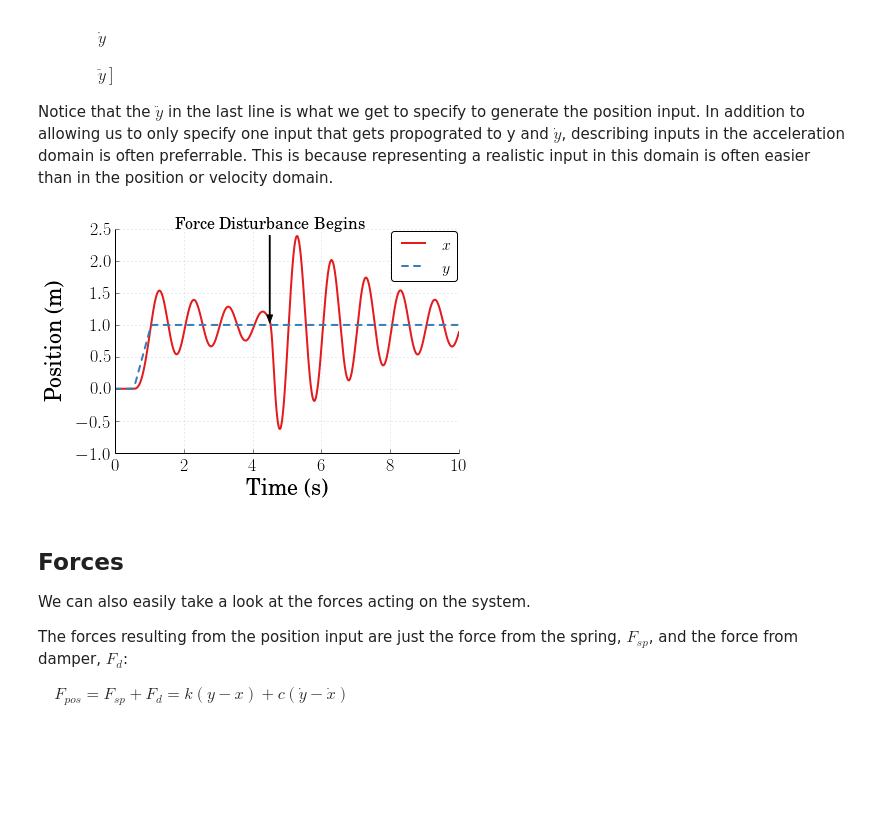
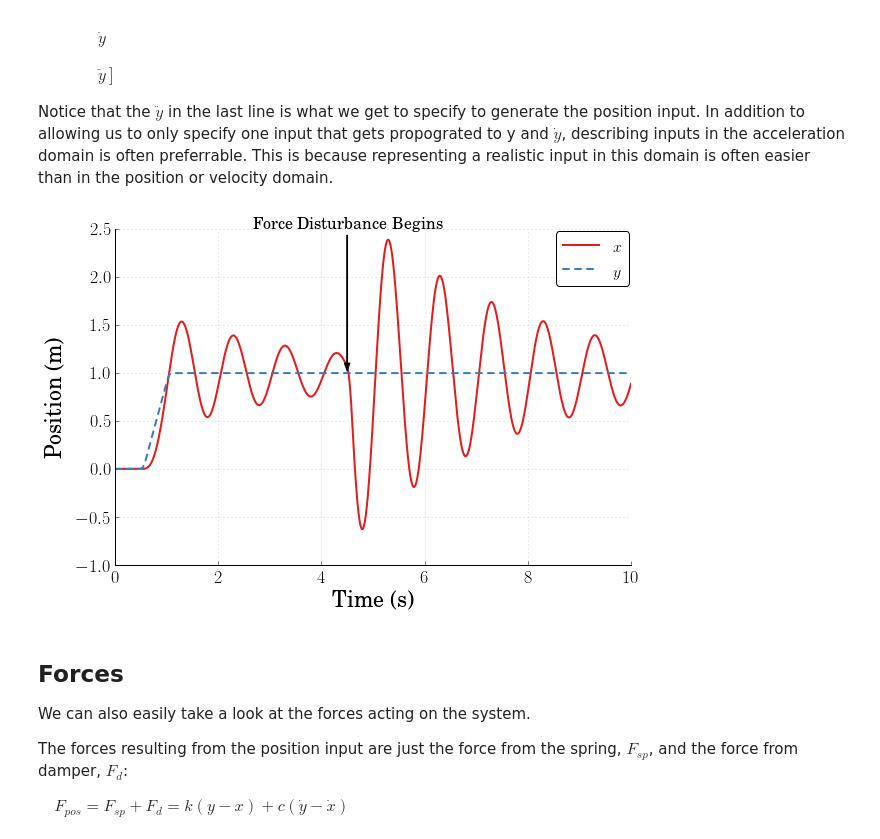
Before and after one commit to DocVaughan/CRAWLAB-Code-Snippets, a Jupyter notebook: Simple Simulations/Mass-Spring-Damper with Disturbance.ipynb, the cells around one changed output. Cells and saved outputs as stored; diff of their text form; code cells hidden in the pictures; blank space fills up the shorter version.

```diff
--- a/Simple Simulations/Mass-Spring-Damper with Disturbance.ipynb
+++ b/Simple Simulations/Mass-Spring-Damper with Disturbance.ipynb
@@ -137,7 +137,7 @@ stoptime = 10.0
 numpoints = 10001
 
 # Create the time samples for the output of the ODE solver
-t = np.linspace(0.,stoptime,numpoints)
+t = np.linspace(0.0,stoptime,numpoints)
 
 # Initial conditions
 x_init = 0.0                        # initial position
@@ -162,49 +162,51 @@ resp = odeint(eq_of_motion, x0, t, args=(p,), atol=abserr, rtol=relerr,  hmax=ma
 # %%
 # Make the figure pretty, then plot the results
 #   "pretty" parameters selected based on pdf output, not screen output
 #   Many of these setting could also be made default by the .matplotlibrc file
-fig = figure(figsize=(6,4))
-ax = gca()
-subplots_adjust(bottom=0.17,left=0.17,top=0.96,right=0.96)
-setp(ax.get_ymajorticklabels(),family='serif',fontsize=18)
-setp(ax.get_xmajorticklabels(),family='serif',fontsize=18)
+fig = plt.figure(figsize=(6,4))
+ax = plt.gca()
+plt.subplots_adjust(bottom=0.17,left=0.17,top=0.96,right=0.96)
+plt.setp(ax.get_ymajorticklabels(),family='serif',fontsize=18)
+plt.setp(ax.get_xmajorticklabels(),family='serif',fontsize=18)
 ax.spines['right'].set_color('none')
 ax.spines['top'].set_color('none')
 ax.xaxis.set_ticks_position('bottom')
 ax.yaxis.set_ticks_position('left')
 ax.grid(True,linestyle=':',color='0.75')
 ax.set_axisbelow(True)
 
-xlabel('Time (s)',family='serif',fontsize=22,weight='bold',labelpad=5)
-ylabel('Position (m)',family='serif',fontsize=22,weight='bold',labelpad=10)
-# ylim(-1.,1.)
+plt.xlabel('Time (s)',family='serif',fontsize=22,weight='bold',labelpad=5)
+plt.ylabel('Position (m)',family='serif',fontsize=22,weight='bold',labelpad=10)
+# plt.ylim(-1.,1.)
 
 # plot the response
-plot(t,resp[:,0], linewidth=2, linestyle = '-', label=r'$x$')
-plot(t,resp[:,2], linewidth=2, linestyle = '--', label=r'$y$')
+plt.plot(t,resp[:,0], linewidth=2, linestyle = '-', label=r'$x$')
+plt.plot(t,resp[:,2], linewidth=2, linestyle = '--', label=r'$y$')
 
 # If there is a non-zero force disturbance show where it began via an annotation
 if F_amp > 0:
-    annotate(r'Force Disturbance Begins',
+    plt.annotate(r'Force Disturbance Begins',
          xy=(DistStart,resp[-1,2]), xycoords='data',
          ha='center',
          xytext=(DistStart, 1.05*np.max(resp[:,0])), textcoords='data', fontsize=16,
          arrowprops=dict(arrowstyle="simple, head_width = 0.35, tail_width=0.05", connectionstyle="arc3", color="black"),color = "black")
 
 
-leg = legend(loc='upper right', fancybox=True)
+leg = plt.legend(loc='upper right', fancybox=True)
 ltext  = leg.get_texts()
-setp(ltext,family='Serif',fontsize=16)
+plt.setp(ltext,family='Serif',fontsize=16)
 
 # Adjust the page layout filling the page using the new tight_layout command
-tight_layout(pad=0.5)
+plt.tight_layout(pad=0.5)
 
 # If you want to save the figure, uncomment the commands below.
 # The figure will be saved in the same directory as your IPython notebook.
 # Save the figure as a high-res pdf in the current folder
-# savefig('MassSpringDamper_Disturbance_Resp.pdf')
+# plt.savefig('MassSpringDamper_Disturbance_Resp.pdf')
+
+fig.set_size_inches(9,6) # Resize the figure for better display in the notebook
 # %% [output]
-[figure, old version]
+[figure, new version]
 # %% [markdown]
 ## Forces
 We can also easily take a look at the forces acting on the system.
```
Also changed, not shown: parts of 6 cells of this notebook, 6 other files.
